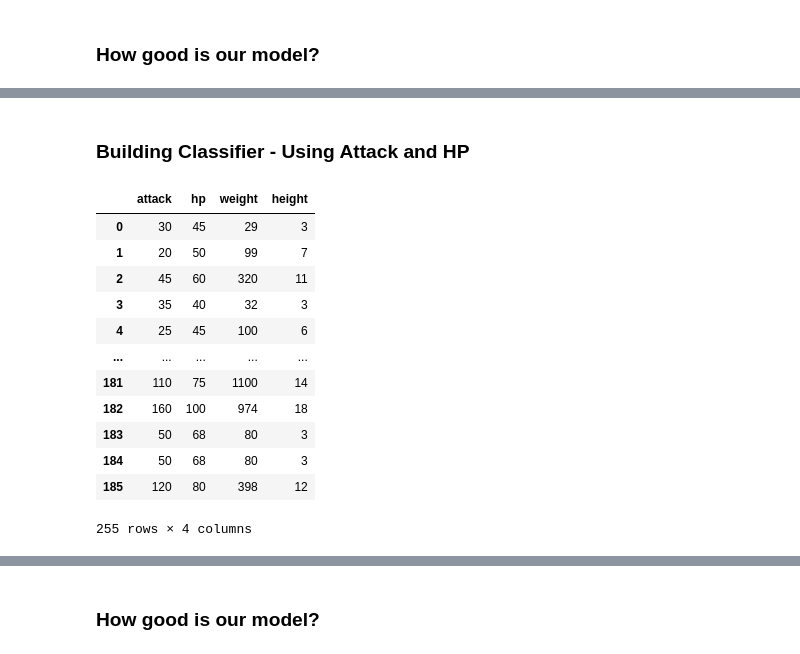
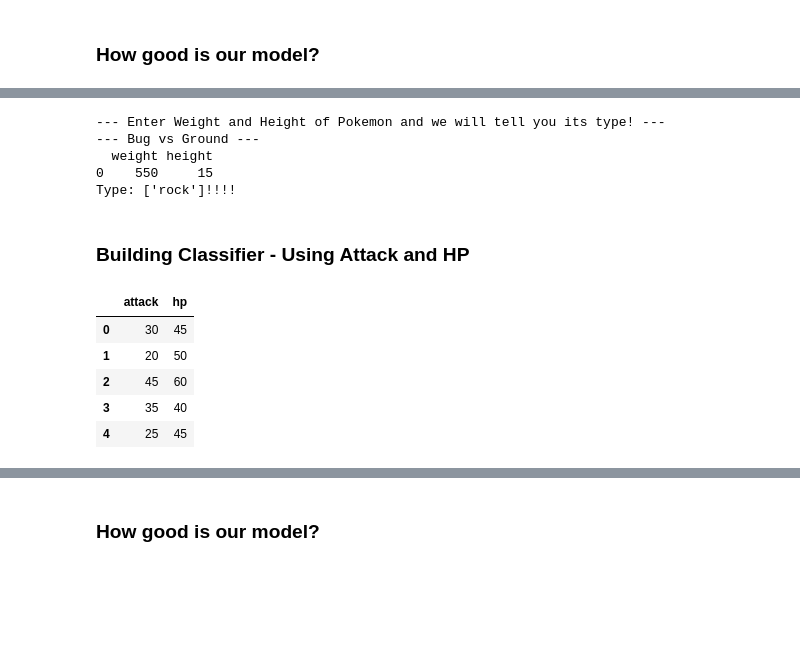
Before and after one commit to Rushik-Rsenal/Intro-to-Machine-Learning, a Jupyter notebook: Pokemon.ipynb, the cells around one changed output, grey strips where cells are left out. Cells and saved outputs as stored; diff of their text form; code cells hidden in the pictures; blank space fills up the shorter version.

```diff
--- a/Pokemon.ipynb
+++ b/Pokemon.ipynb
@@ -299,0 +155,13 @@ bug_type_df
+# %%
+rock_type_df = pd.DataFrame(
+    {
+        "name": rock_type_pokemon_names,
+        "attack": rock_type_pokemon_attack,
+        "hp" : rock_type_pokemon_hp,
+        "weight": rock_type_pokemon_weight,
+        "height": rock_type_pokemon_height
+    }
+)
+rock_type_df.loc[:, 'type'] = 'rock'
+rock_type_df.loc[:, 'target'] = 0
+rock_type_df[:5]
@@ -300,10 +175,10 @@ bug_type_df
 # %%
-final_df = pd.concat([bug_type_df, water_type_df])
+final_df = pd.concat([bug_type_df, rock_type_df])
 final_df = final_df[~final_df["name"].str.contains("gmax")]
 final_df = final_df[~final_df["name"].str.contains("mega")]
 final_df = final_df[~final_df["name"].str.contains("totem")]
-final_df = final_df[final_df["weight"] < 4000]
-final_df = final_df[final_df["height"] < 400]
+# final_df = final_df[final_df["weight"] < 4000]
+# final_df = final_df[final_df["height"] < 400]
 final_df = final_df.drop_duplicates(subset=['name'], keep=False)
 final_df
 # %% [output]
@@ -440,22 +316,35 @@ Text(58.222222222222214, 0.5, 'Real Type')
+# %%
+print("--- Enter Weight and Height of Pokemon and we will tell you its type! ---")
+print("--- Bug vs Ground ---")
+weight = input("weight in hectograms: ")
+height = input("height in decimetres: ")
+input_df = pd.DataFrame(
+    {
+        "weight": [weight],
+        "height": [height]
+    }
+)
+print(input_df)
+type = knn_weight_height.predict(input_df)
+print(f"Type: {type}!!!!")
+# %% [output]
+--- Enter Weight and Height of Pokemon and we will tell you its type! ---
+--- Bug vs Ground ---
+  weight height
+0    550     15
+Type: ['rock']!!!!
 # %% [markdown]
 ### Building Classifier - Using Attack and HP
 # %%
-X_attack_hp = final_df.drop(['type', 'name', 'target'], axis='columns')
-y = final_df.target
+X_attack_hp = final_df.drop(['type', 'weight', 'height', 'name', 'target'], axis='columns')
+y = final_df.type
 
-X_attack_hp
+X_attack_hp[:5]
 # %% [output]
-|  | attack | hp | weight | height |
-| 0 | 30 | 45 | 29 | 3 |
-| 1 | 20 | 50 | 99 | 7 |
-| 2 | 45 | 60 | 320 | 11 |
-| 3 | 35 | 40 | 32 | 3 |
-| 4 | 25 | 45 | 100 | 6 |
-| ... | ... | ... | ... | ... |
-| 181 | 110 | 75 | 1100 | 14 |
-| 182 | 160 | 100 | 974 | 18 |
-| 183 | 50 | 68 | 80 | 3 |
-| 184 | 50 | 68 | 80 | 3 |
-| 185 | 120 | 80 | 398 | 12 |
+|  | attack | hp |
+| 0 | 30 | 45 |
+| 1 | 20 | 50 |
+| 2 | 45 | 60 |
+| 3 | 35 | 40 |
+| 4 | 25 | 45 |
-255 rows × 4 columns
 # %%
```
Also changed, not shown: parts of 46 cells of this notebook.
